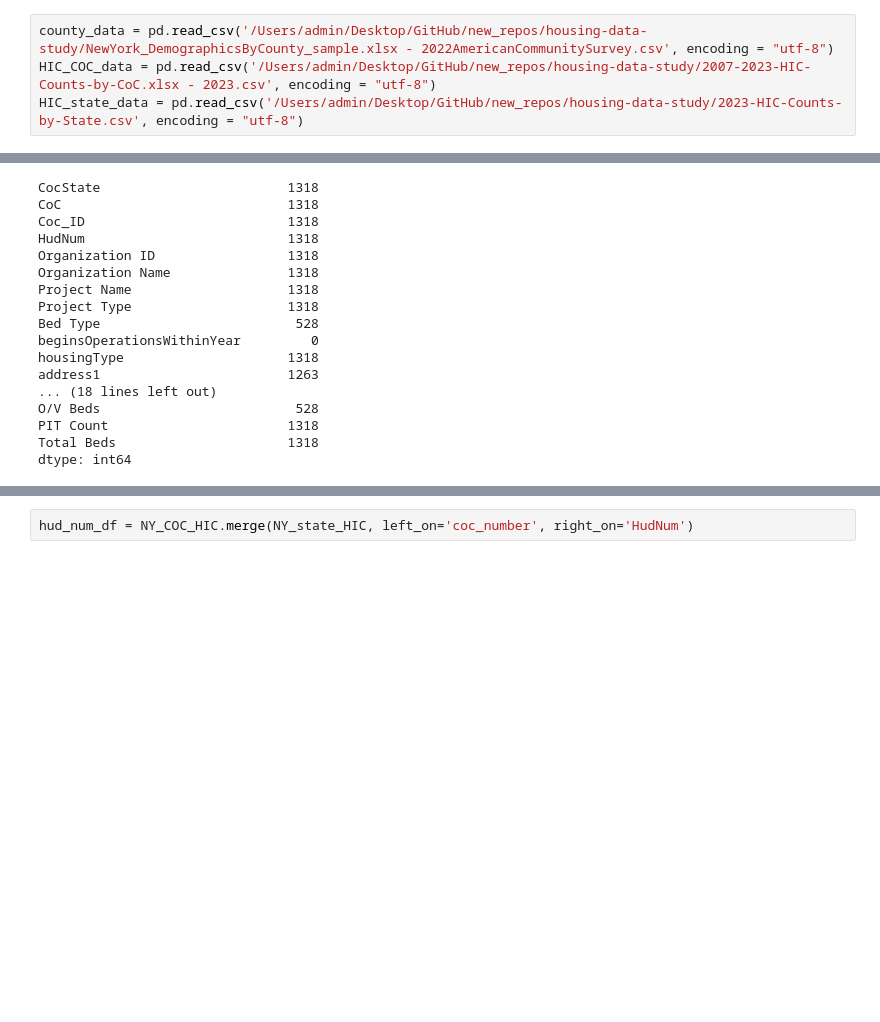
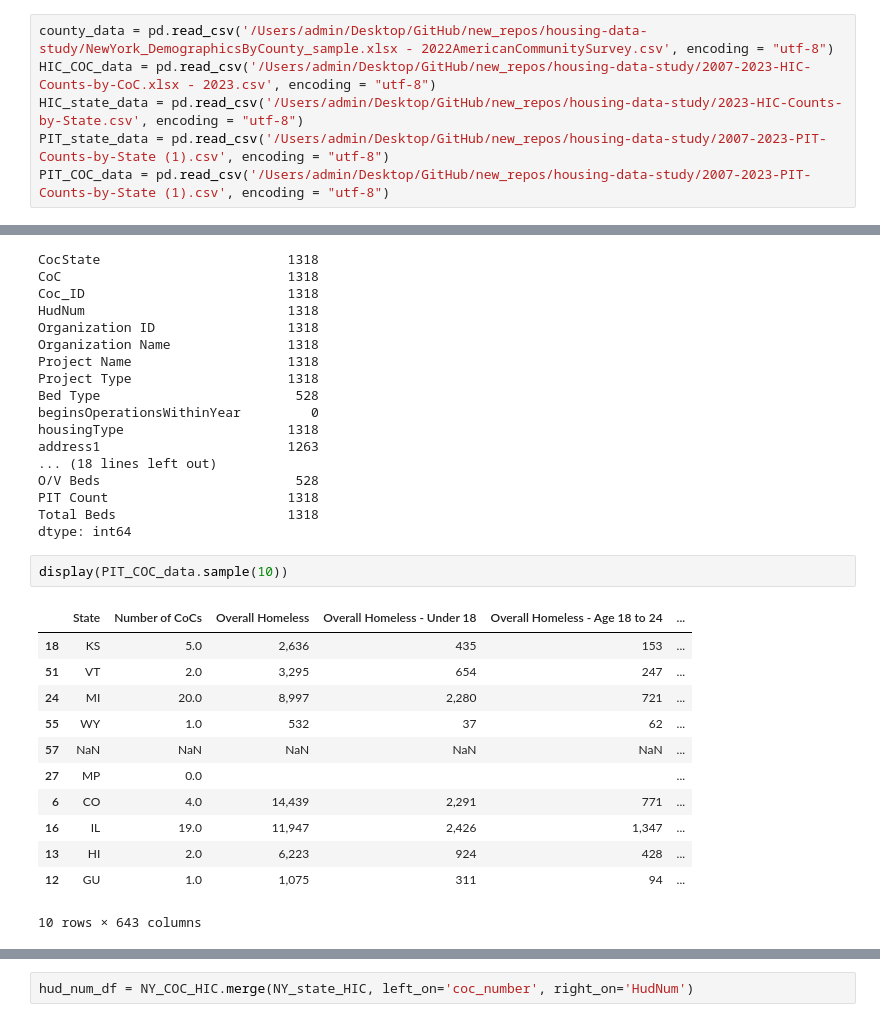
Before and after one commit to LDeYoung17/housing-data-study, a Jupyter notebook: notebooks/EDA_ML.ipynb, the cells around one changed output, grey strips where cells are left out. Saved outputs shown, nothing was run; the diff lists cells and outputs as text; blank space fills up the shorter version.

Commit message:
more numbers

```diff
--- a/notebooks/EDA_ML.ipynb
+++ b/notebooks/EDA_ML.ipynb
@@ -10,6 +10,8 @@ plt.style.use('ggplot')
 county_data = pd.read_csv('/Users/admin/Desktop/GitHub/new_repos/housing-data-study/NewYork_DemographicsByCounty_sample.xlsx - 2022AmericanCommunitySurvey.csv', encoding = "utf-8")
 HIC_COC_data = pd.read_csv('/Users/admin/Desktop/GitHub/new_repos/housing-data-study/2007-2023-HIC-Counts-by-CoC.xlsx - 2023.csv', encoding = "utf-8")
 HIC_state_data = pd.read_csv('/Users/admin/Desktop/GitHub/new_repos/housing-data-study/2023-HIC-Counts-by-State.csv', encoding = "utf-8")
+PIT_state_data = pd.read_csv('/Users/admin/Desktop/GitHub/new_repos/housing-data-study/2007-2023-PIT-Counts-by-State (1).csv', encoding = "utf-8")
+PIT_COC_data = pd.read_csv('/Users/admin/Desktop/GitHub/new_repos/housing-data-study/2007-2023-PIT-Counts-by-State (1).csv', encoding = "utf-8")
 # %%
 display(county_data.head(10))
 # %% [output]
@@ -167,3 +170,18 @@ O/V Beds                         528
 PIT Count                       1318
 Total Beds                      1318
 dtype: int64
+# %%
+display(PIT_COC_data.sample(10))
+# %% [output]
+|  | State | Number of CoCs | Overall Homeless | Overall Homeless - Under 18 | Overall Homeless - Age 18 to 24 | ... |
+| 18 | KS | 5.0 | 2,636 | 435 | 153 | ... |
+| 51 | VT | 2.0 | 3,295 | 654 | 247 | ... |
+| 24 | MI | 20.0 | 8,997 | 2,280 | 721 | ... |
+| 55 | WY | 1.0 | 532 | 37 | 62 | ... |
+| 57 | NaN | NaN | NaN | NaN | NaN | ... |
+| 27 | MP | 0.0 |  |  |  | ... |
+| 6 | CO | 4.0 | 14,439 | 2,291 | 771 | ... |
+| 16 | IL | 19.0 | 11,947 | 2,426 | 1,347 | ... |
+| 13 | HI | 2.0 | 6,223 | 924 | 428 | ... |
+| 12 | GU | 1.0 | 1,075 | 311 | 94 | ... |
+10 rows × 643 columns
```
Also changed, not shown: parts of 17 cells of this notebook, 2 other files.
